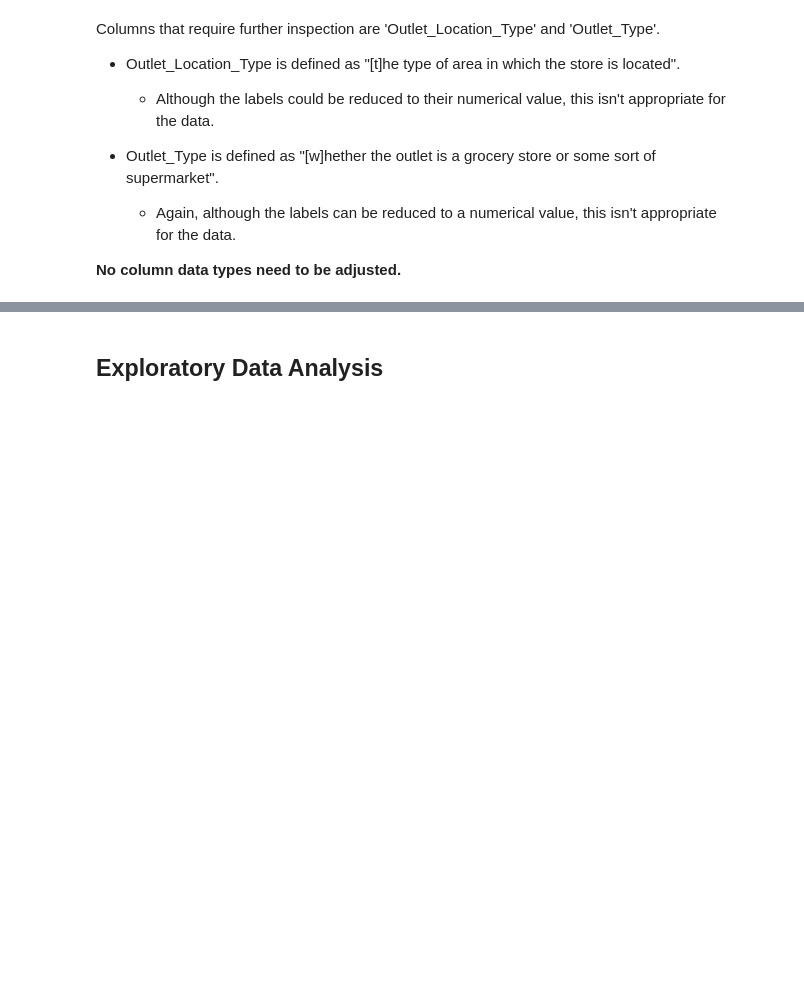
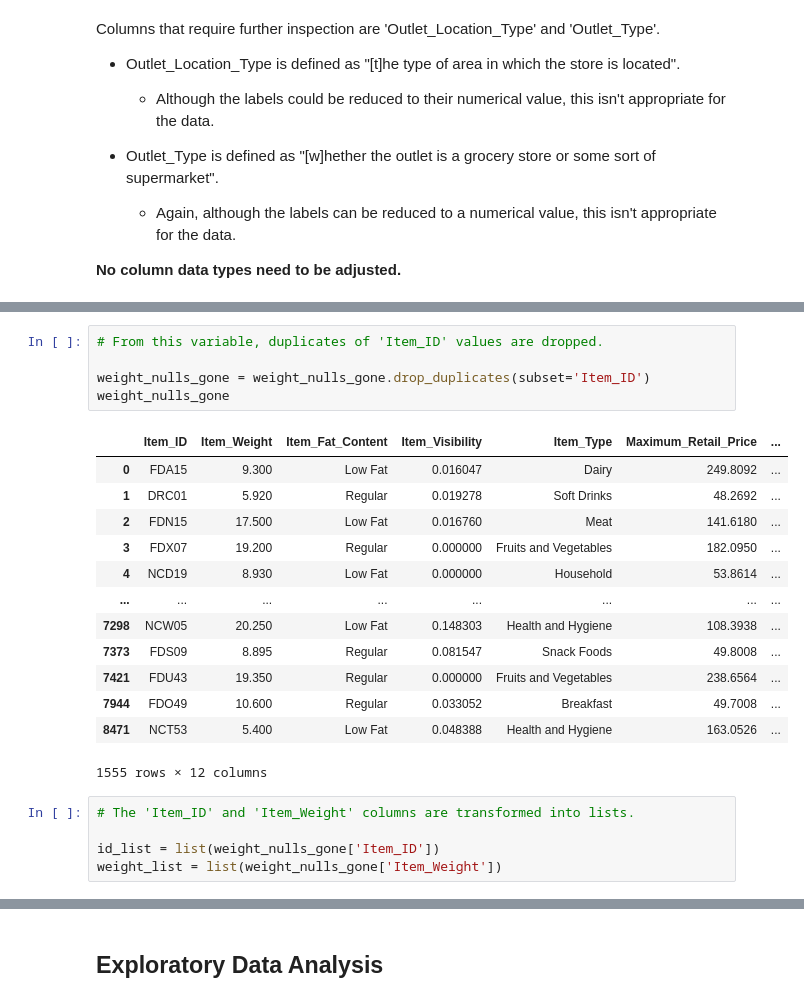
Before and after one commit to NemesisCrociata/Prediction-of-Product-Sales, a Jupyter notebook: Prediction_of_Product_Sales.ipynb, the cells around one changed output, grey strips where cells are left out. Saved outputs shown, nothing was run; the diff lists cells and outputs as text; blank space fills up the shorter version.

```diff
--- a/Prediction_of_Product_Sales.ipynb
+++ b/Prediction_of_Product_Sales.ipynb
@@ -184,0 +247,24 @@ KeyError: ignored
+# %%
+# From this variable, duplicates of 'Item_ID' values are dropped.
+
+weight_nulls_gone = weight_nulls_gone.drop_duplicates(subset='Item_ID')
+weight_nulls_gone
+# %% [output]
+|  | Item_ID | Item_Weight | Item_Fat_Content | Item_Visibility | Item_Type | Maximum_Retail_Price | ... |
+| 0 | FDA15 | 9.300 | Low Fat | 0.016047 | Dairy | 249.8092 | ... |
+| 1 | DRC01 | 5.920 | Regular | 0.019278 | Soft Drinks | 48.2692 | ... |
+| 2 | FDN15 | 17.500 | Low Fat | 0.016760 | Meat | 141.6180 | ... |
+| 3 | FDX07 | 19.200 | Regular | 0.000000 | Fruits and Vegetables | 182.0950 | ... |
+| 4 | NCD19 | 8.930 | Low Fat | 0.000000 | Household | 53.8614 | ... |
+| ... | ... | ... | ... | ... | ... | ... | ... |
+| 7298 | NCW05 | 20.250 | Low Fat | 0.148303 | Health and Hygiene | 108.3938 | ... |
+| 7373 | FDS09 | 8.895 | Regular | 0.081547 | Snack Foods | 49.8008 | ... |
+| 7421 | FDU43 | 19.350 | Regular | 0.000000 | Fruits and Vegetables | 238.6564 | ... |
+| 7944 | FDO49 | 10.600 | Regular | 0.033052 | Breakfast | 49.7008 | ... |
+| 8471 | NCT53 | 5.400 | Low Fat | 0.048388 | Health and Hygiene | 163.0526 | ... |
+1555 rows × 12 columns
+# %%
+# The 'Item_ID' and 'Item_Weight' columns are transformed into lists.
+
+id_list = list(weight_nulls_gone['Item_ID'])
+weight_list = list(weight_nulls_gone['Item_Weight'])
```
Also changed, not shown: parts of 22 cells of this notebook.
